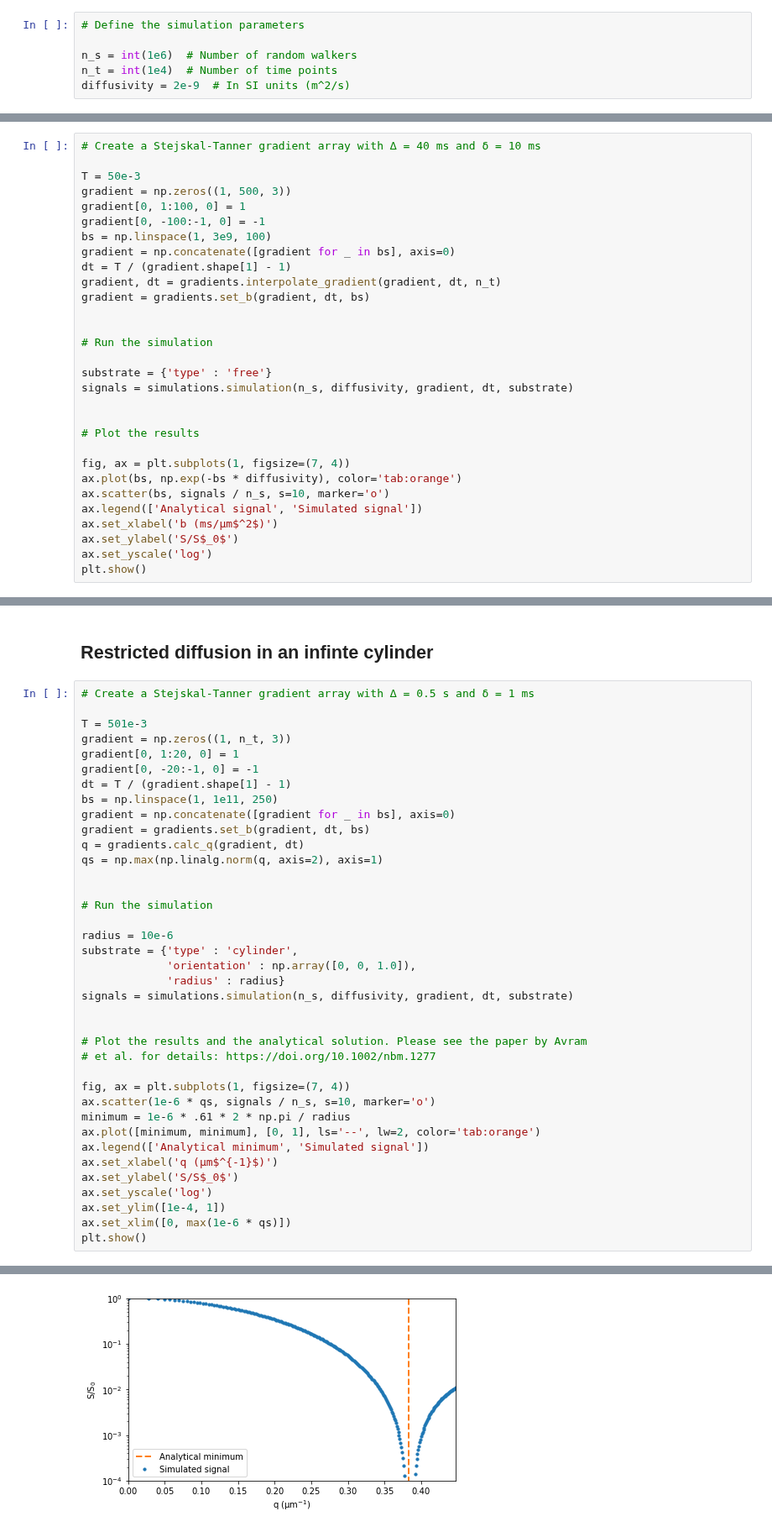
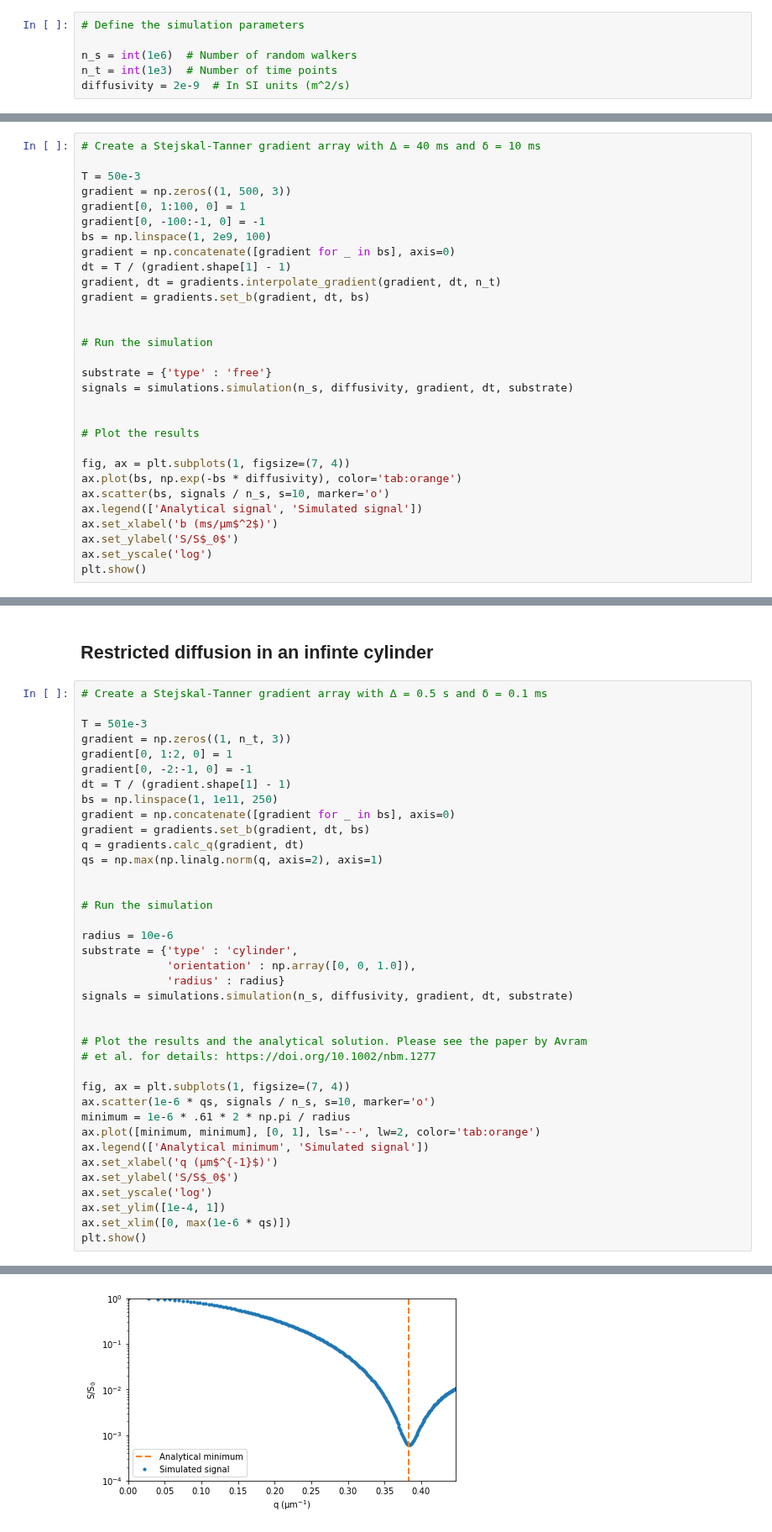
Before and after one commit to kerkelae/disimpy, a Jupyter notebook: docs/source/validation.ipynb, the cells around one changed output, grey strips where cells are left out. Shown at 84% size. Cells and saved outputs as stored; diff of their text form.

```diff
--- a/docs/source/validation.ipynb
+++ b/docs/source/validation.ipynb
@@ -14,7 +14,7 @@ from disimpy.settings import GAMMA
 # Define the simulation parameters
 
 n_s = int(1e6)  # Number of random walkers
-n_t = int(1e4)  # Number of time points
+n_t = int(1e3)  # Number of time points
 diffusivity = 2e-9  # In SI units (m^2/s)
 # %% [markdown]
 ## Free diffusion
@@ -25,7 +25,7 @@ T = 50e-3
 gradient = np.zeros((1, 500, 3))
 gradient[0, 1:100, 0] = 1
 gradient[0, -100:-1, 0] = -1
-bs = np.linspace(1, 3e9, 100)
+bs = np.linspace(1, 2e9, 100)
 gradient = np.concatenate([gradient for _ in bs], axis=0)
 dt = T / (gradient.shape[1] - 1)
 gradient, dt = gradients.interpolate_gradient(gradient, dt, n_t)
@@ -59,12 +59,12 @@ Simulation finished.
 # %% [markdown]
 ## Restricted diffusion in an infinte cylinder
 # %%
-# Create a Stejskal-Tanner gradient array with ∆ = 0.5 s and δ = 1 ms
+# Create a Stejskal-Tanner gradient array with ∆ = 0.5 s and δ = 0.1 ms
 
 T = 501e-3
 gradient = np.zeros((1, n_t, 3))
-gradient[0, 1:20, 0] = 1
-gradient[0, -20:-1, 0] = -1
+gradient[0, 1:2, 0] = 1
+gradient[0, -2:-1, 0] = -1
 dt = T / (gradient.shape[1] - 1)
 bs = np.linspace(1, 1e11, 250)
 gradient = np.concatenate([gradient for _ in bs], axis=0)
@@ -106,4 +100,4 @@ Simulation finished.
-[figure, old version]
+[figure, new version]
 # %%
 # Create a Stejskal-Tanner gradient array with ∆ = δ = 50 ms
 
```
Also changed, not shown: parts of 3 cells of this notebook, 19 other files.
